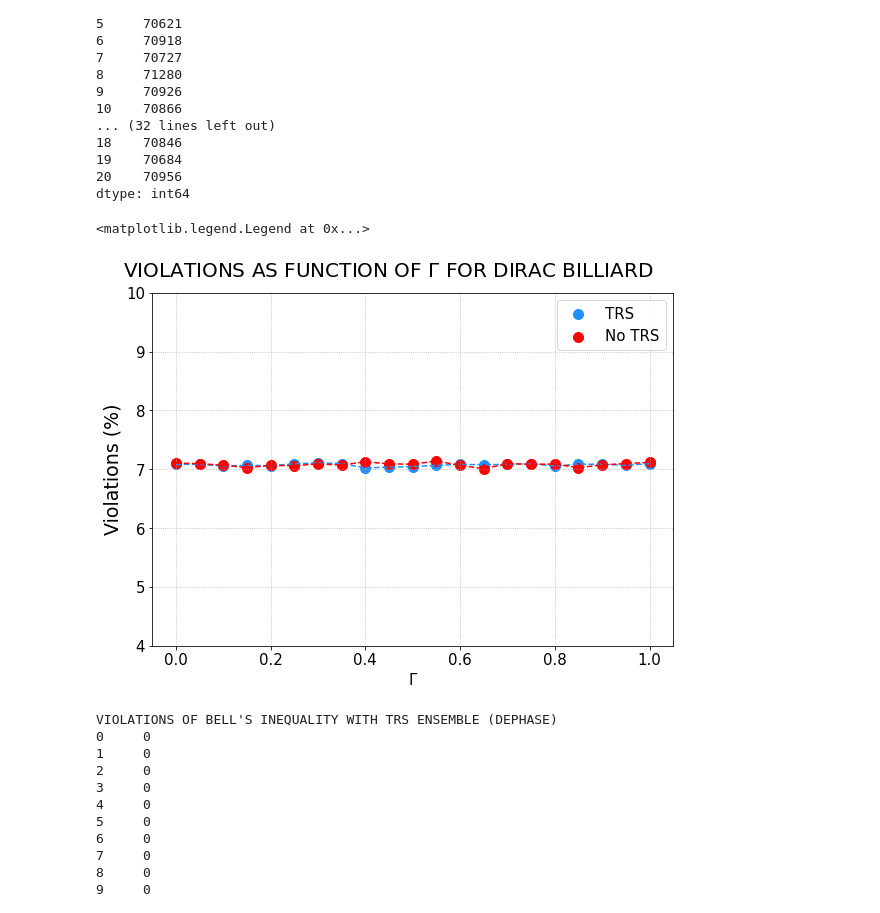
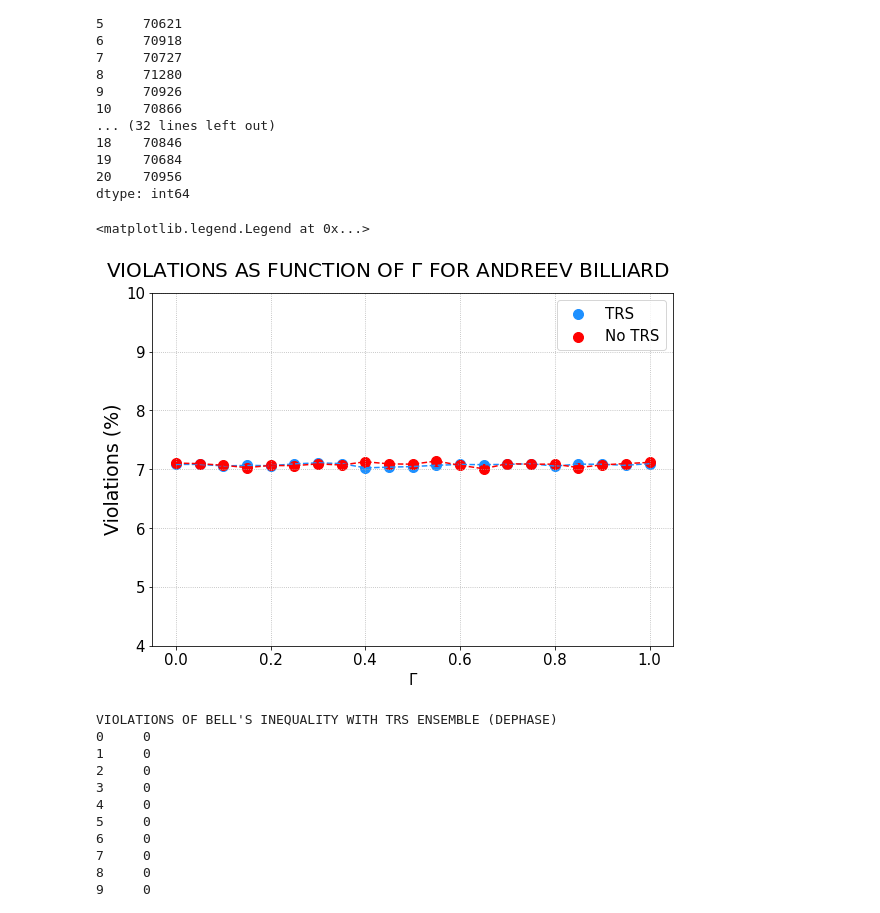
Before and after one commit to Rafffaelb/Andreev_Billiard, a Jupyter notebook: Altland-Zirnbauer/Data_Analysis/Andreev_Bell_Parameter.ipynb, the cells around one changed output. Saved outputs shown, nothing was run; the diff lists cells and outputs as text; code cells hidden in the pictures.

```diff
--- a/Altland-Zirnbauer/Data_Analysis/Andreev_Bell_Parameter.ipynb
+++ b/Altland-Zirnbauer/Data_Analysis/Andreev_Bell_Parameter.ipynb
@@ -218,23 +218,23 @@ dtype: int64
 # %%
 fig, axs = plt.subplots(1,1, figsize = (8, 6), constrained_layout = True)
 
 axs.scatter([(i/20) for i in range(0,21)], (100/1000000)*Violations_Gamma_CI, label = 'TRS', s = 100, color = 'dodgerblue', alpha = 1)
 axs.scatter([(i/20) for i in range(0,21)], (100/1000000)*Violations_Gamma_C, label = 'No TRS', s = 100, color = 'red', alpha = 1)
 
 axs.plot([(i/20) for i in range(0,21)], (100/1000000)*Violations_Gamma_CI, color = 'dodgerblue', linestyle = 'dashed')
 axs.plot([(i/20) for i in range(0,21)], (100/1000000)*Violations_Gamma_C, color = 'red', linestyle = 'dashed')
 
 axs.set_ylim([4,10])
 
-fig.suptitle(r'VIOLATIONS AS FUNCTION OF $\Gamma$ FOR DIRAC BILLIARD', fontsize = 20)
+fig.suptitle(r'VIOLATIONS AS FUNCTION OF $\Gamma$ FOR ANDREEV BILLIARD', fontsize = 20)
 axs.set_xlabel(r'$\Gamma$', fontsize = 15)
 axs.set_ylabel('Violations (%)', fontsize = 19)
 axs.tick_params(axis = 'both', which = 'major', labelsize = 15)
 axs.grid(linestyle = ':')
 axs.legend(fontsize = 15)
 # %% [output]
 <matplotlib.legend.Legend at 0x...>
-[figure, old version]
+[figure, new version]
 # %%
 df_Bell_Parameter_Dephase_Gamma_CI = pd.read_csv(r'Bell_Parameter/Bell_Gamma/Andreev_Bell_Parameter_Dephase_CI_Gamma.txt', sep = '\t', header = None)
 df_Bell_Parameter_Dephase_Gamma_C = pd.read_csv(r'Bell_Parameter/Bell_Gamma/Andreev_Bell_Parameter_Dephase_C_Gamma.txt', sep = '\t', header = None)
```
Also changed, not shown: parts of 2 cells of this notebook, 3 other files.
